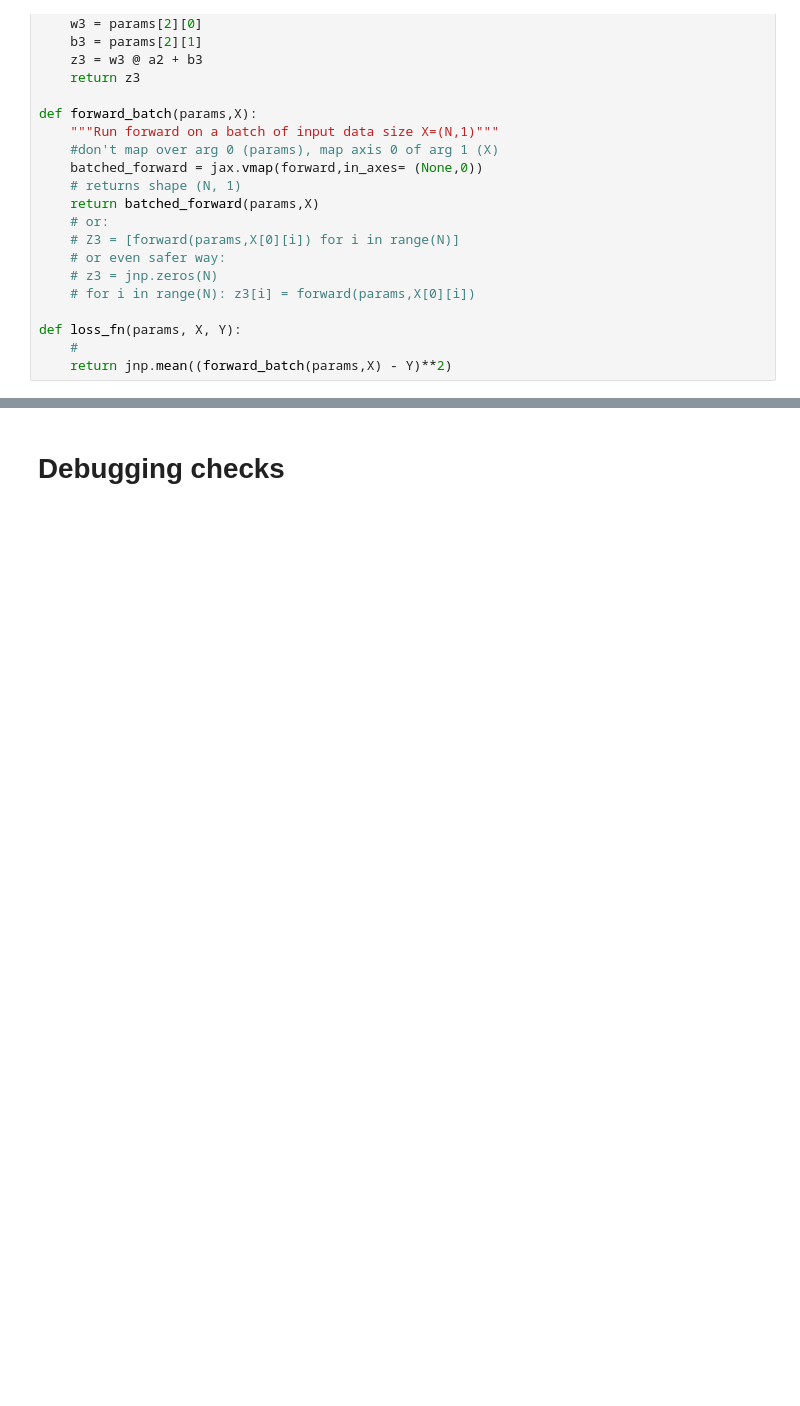
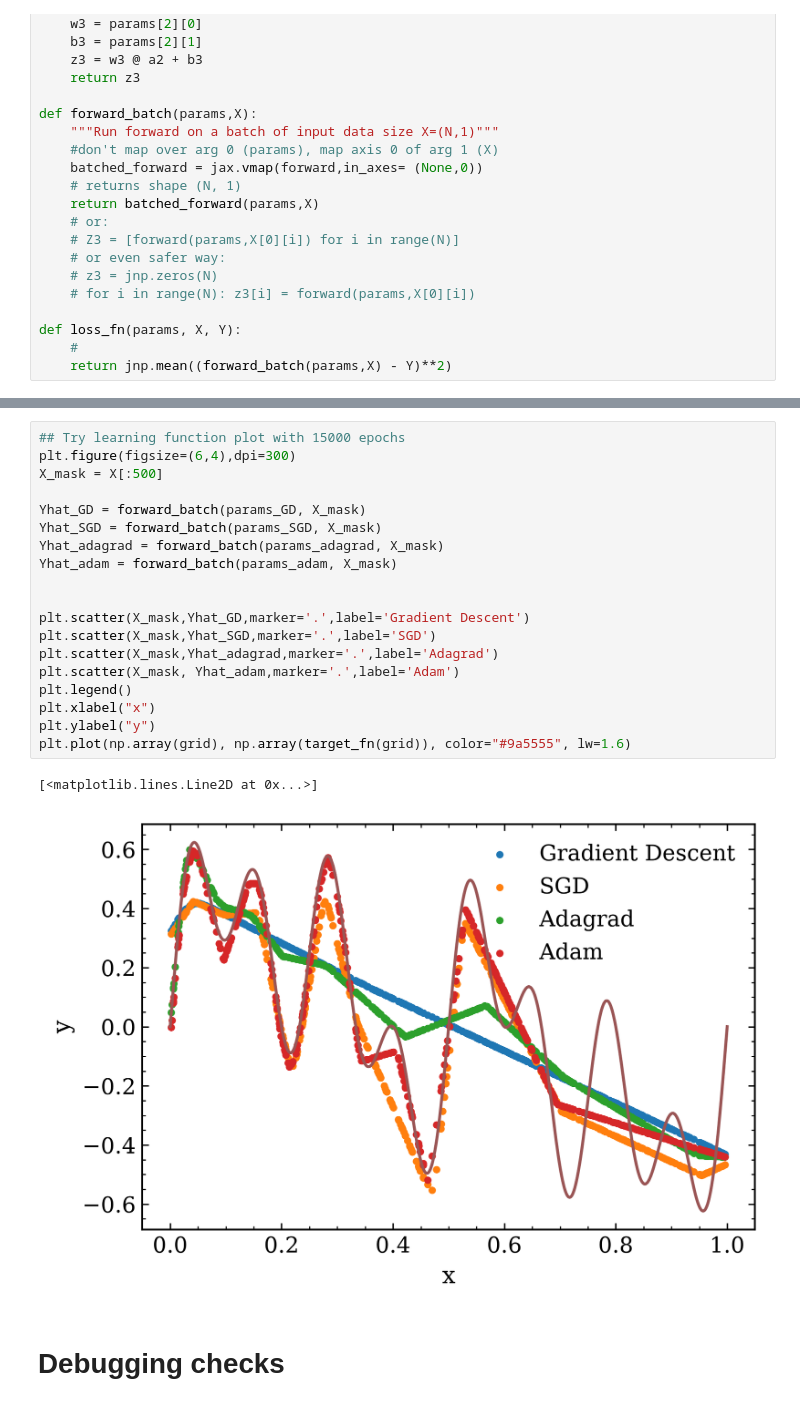
Before and after one commit to chrissellgren/ML_f26, a Jupyter notebook: lab1/lab1.ipynb, the cells around one changed output, grey strips where cells are left out. Drawn from its saved outputs; the diff is of its cells as text; blank space fills up the shorter version.

```diff
--- a/lab1/lab1.ipynb
+++ b/lab1/lab1.ipynb
@@ -365,3 +473,25 @@ Text(0, 0.5, 'Loss')
+# %%
+## Try learning function plot with 15000 epochs
+plt.figure(figsize=(6,4),dpi=300)
+X_mask = X[:500]
+
+Yhat_GD = forward_batch(params_GD, X_mask)
+Yhat_SGD = forward_batch(params_SGD, X_mask)
+Yhat_adagrad = forward_batch(params_adagrad, X_mask)
+Yhat_adam = forward_batch(params_adam, X_mask)
+
+
+plt.scatter(X_mask,Yhat_GD,marker='.',label='Gradient Descent')
+plt.scatter(X_mask,Yhat_SGD,marker='.',label='SGD')
+plt.scatter(X_mask,Yhat_adagrad,marker='.',label='Adagrad')
+plt.scatter(X_mask, Yhat_adam,marker='.',label='Adam')
+plt.legend()
+plt.xlabel("x")
+plt.ylabel("y")
+plt.plot(np.array(grid), np.array(target_fn(grid)), color="#9a5555", lw=1.6)
+# %% [output]
+[<matplotlib.lines.Line2D at 0x...>]
+[figure, added]
 # %% [markdown]
 # Debugging checks
 # %%
```
Also changed, not shown: parts of 15 cells of this notebook.
